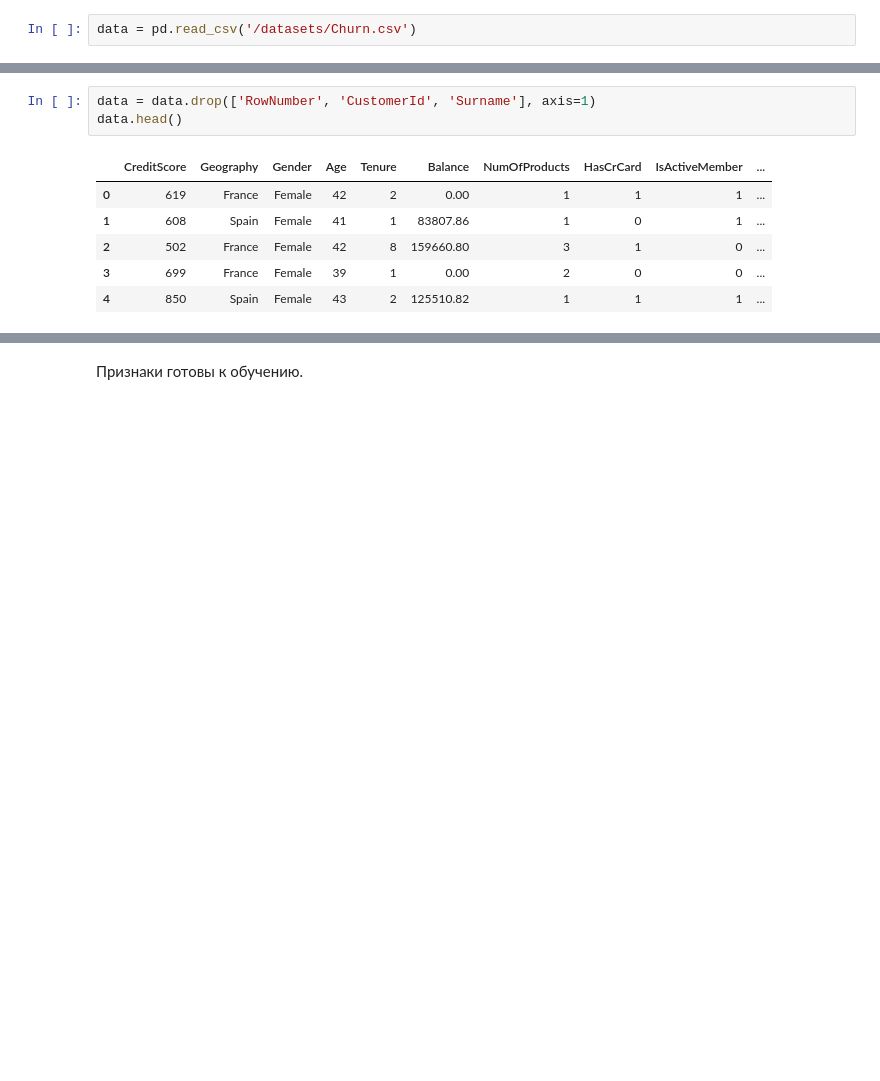
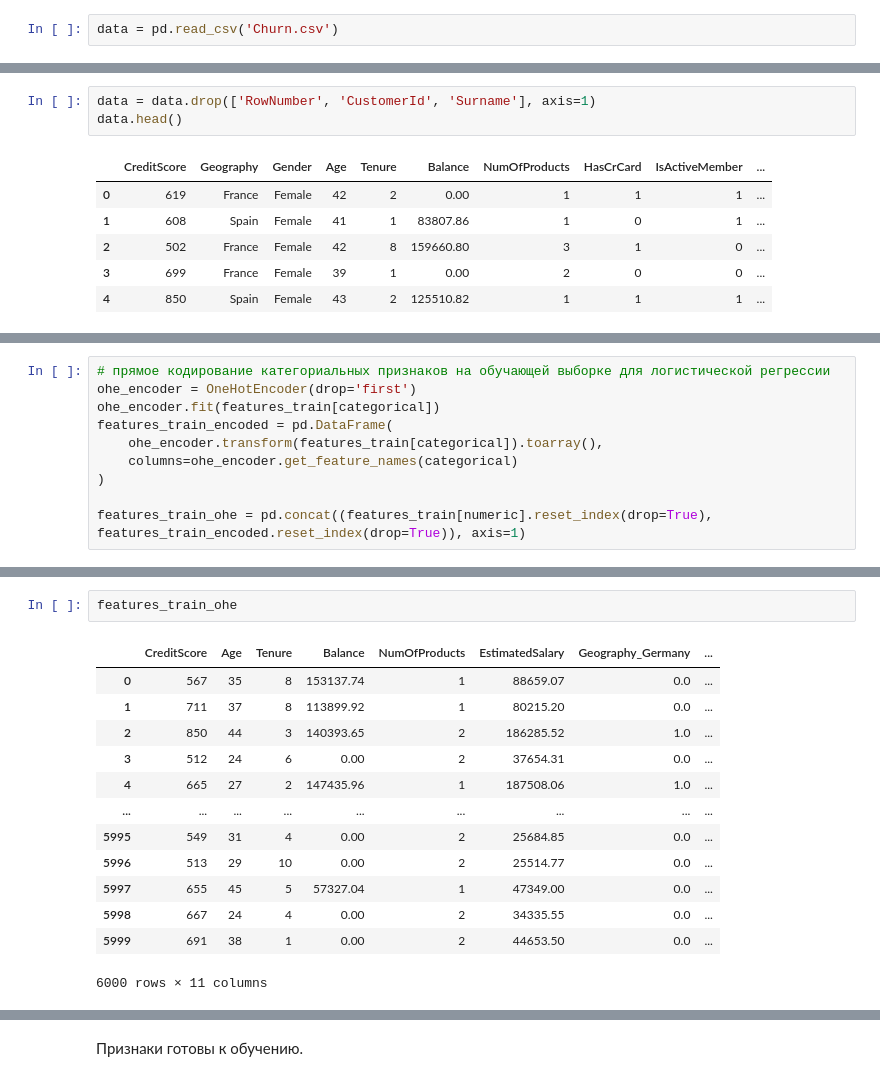
Before and after one commit to KateRoppert/beta_bank, a Jupyter notebook: beta_bank_project_v1.ipynb, the cells around one changed output, grey strips where cells are left out. Drawn from its saved outputs; the diff is of its cells as text; blank space fills up the shorter version.

```diff
--- a/beta_bank_project_v1.ipynb
+++ b/beta_bank_project_v1.ipynb
@@ -27,7 +27,7 @@ from sklearn.metrics import accuracy_score, precision_score, recall_score, f1_sc
 from sklearn.utils import shuffle
 pd.options.mode.chained_assignment = None
 # %%
-data = pd.read_csv('/datasets/Churn.csv')
+data = pd.read_csv('Churn.csv')
 # %%
 data.head(10)
 # %% [output]
@@ -152,0 +152,10 @@ data_ohe.head()
+# %%
+# прямое кодирование категориальных признаков на обучающей выборке для логистической регрессии
+ohe_encoder = OneHotEncoder(drop='first')
+ohe_encoder.fit(features_train[categorical])
+features_train_encoded = pd.DataFrame(
+    ohe_encoder.transform(features_train[categorical]).toarray(),
+    columns=ohe_encoder.get_feature_names(categorical)
+)
+
+features_train_ohe = pd.concat((features_train[numeric].reset_index(drop=True), features_train_encoded.reset_index(drop=True)), axis=1)
@@ -153 +178,17 @@ data_ohe.head()
+# %%
+features_train_ohe
+# %% [output]
+|  | CreditScore | Age | Tenure | Balance | NumOfProducts | EstimatedSalary | Geography_Germany | ... |
+| 0 | 567 | 35 | 8 | 153137.74 | 1 | 88659.07 | 0.0 | ... |
+| 1 | 711 | 37 | 8 | 113899.92 | 1 | 80215.20 | 0.0 | ... |
+| 2 | 850 | 44 | 3 | 140393.65 | 2 | 186285.52 | 1.0 | ... |
+| 3 | 512 | 24 | 6 | 0.00 | 2 | 37654.31 | 0.0 | ... |
+| 4 | 665 | 27 | 2 | 147435.96 | 1 | 187508.06 | 1.0 | ... |
+| ... | ... | ... | ... | ... | ... | ... | ... | ... |
+| 5995 | 549 | 31 | 4 | 0.00 | 2 | 25684.85 | 0.0 | ... |
+| 5996 | 513 | 29 | 10 | 0.00 | 2 | 25514.77 | 0.0 | ... |
+| 5997 | 655 | 45 | 5 | 57327.04 | 1 | 47349.00 | 0.0 | ... |
+| 5998 | 667 | 24 | 4 | 0.00 | 2 | 34335.55 | 0.0 | ... |
+| 5999 | 691 | 38 | 1 | 0.00 | 2 | 44653.50 | 0.0 | ... |
+6000 rows × 11 columns
 # %%
```
Also changed, not shown: parts of 56 cells of this notebook.
